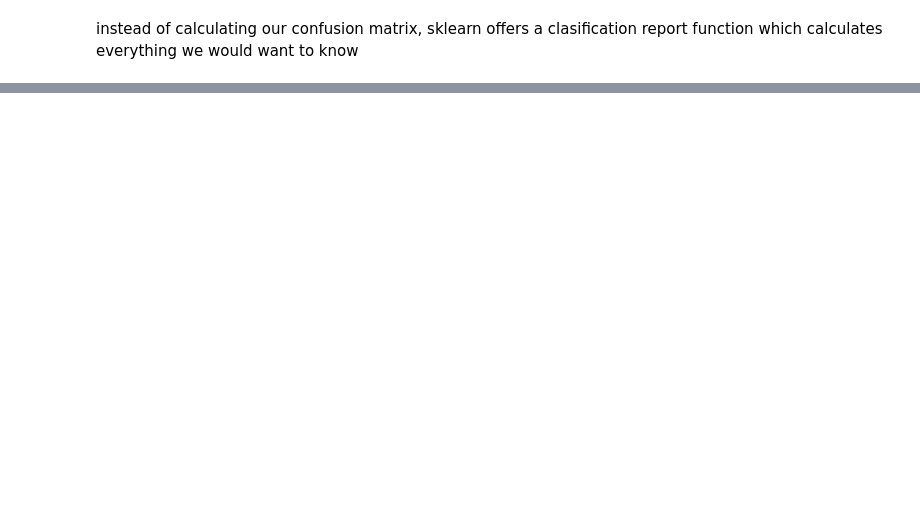
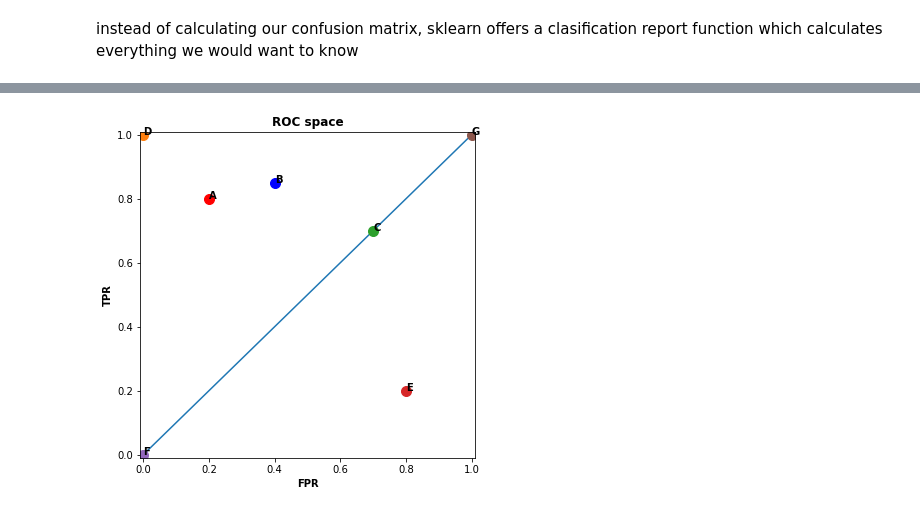
Before and after one commit to arun1125/arun1125.github.io, a Jupyter notebook: evaluating_classifiers.ipynb, the cells around one changed output, grey strips where cells are left out. Drawn from its saved outputs; the diff is of its cells as text; code cells hidden in the pictures; blank space fills up the shorter version.

Commit message:
upto precision recall curves

```diff
--- a/evaluating_classifiers.ipynb
+++ b/evaluating_classifiers.ipynb
@@ -263,0 +214,34 @@ Probabilities are more robust to work with as we can choose our own cut off poin
+# %%
+f, ax = plt.subplots(figsize=(6, 6))
+ax.plot([0, 1], [0, 1], transform=ax.transAxes)
+plt.xlim([-0.01,1.01])
+plt.ylim([-0.01,1.01])
+
+plt.plot(0,1, marker="o", markersize=10)
+plt.annotate("D", (0,1), weight='bold')
+
+plt.plot(0.2,0.8, marker="o", markersize=10, color = 'red')
+plt.annotate("A", (0.2,0.8), weight='bold',)
+
+plt.plot(0.4,0.85, marker="o", markersize=10,  color = 'blue')
+plt.annotate("B", (0.4,0.85), weight='bold',)
+
+plt.plot(0.7,0.7, marker="o", markersize=10)
+plt.annotate("C", (0.7,0.7), weight='bold')
+
+plt.plot(0.8,0.2, marker="o", markersize=10)
+plt.annotate("E", (0.8,0.2), weight='bold')
+
+plt.plot(0,0, marker="o", markersize=10)
+plt.annotate("F", (0,0), weight='bold')
+
+plt.plot(1,1, marker="o", markersize=10)
+plt.annotate("G", (1,1), weight='bold')
+
+plt.xlabel('FPR', weight = 'bold')
+plt.ylabel('TPR', weight = 'bold')
+plt.title('ROC space', weight = 'bold')
+
+plt.show()
+# %% [output]
+[figure, added]
```
Also changed, not shown: parts of 37 cells of this notebook, 8 other files.
